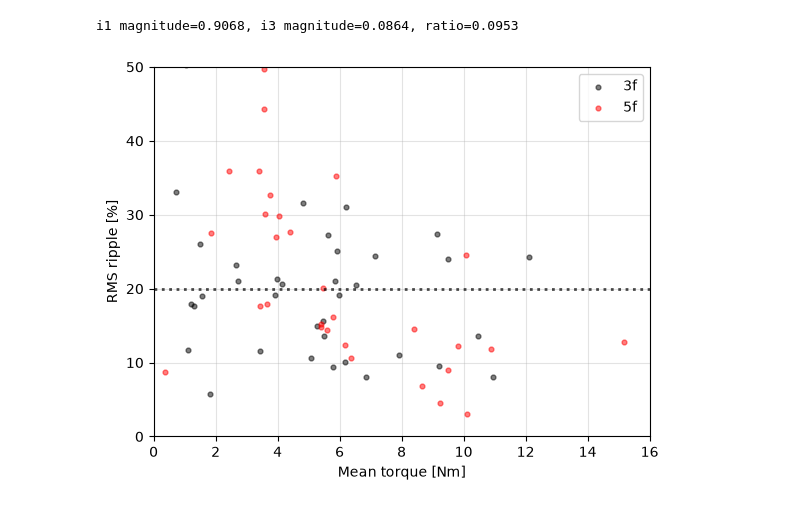
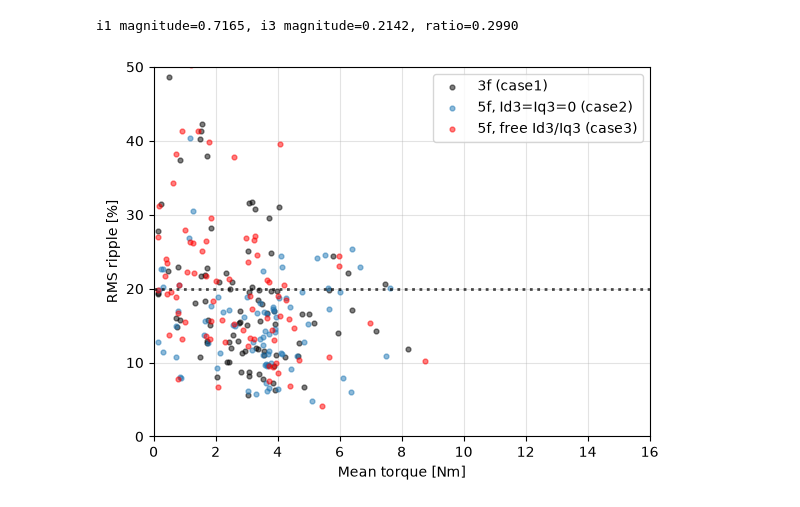
Before and after one commit to AI-RICE/MachineDesign, a Jupyter notebook: experiments/3f_vs_5f_nominal/analyze.ipynb, the cells around one changed output. Drawn from its saved outputs; the diff is of its cells as text; code cells hidden in the pictures.

```diff
--- a/experiments/3f_vs_5f_nominal/analyze.ipynb
+++ b/experiments/3f_vs_5f_nominal/analyze.ipynb
@@ -14,16 +14,22 @@ def load_data(file_name):
     Y[:, 2] = -100 * Y[:, 2]  # convert rippke to positive percent
     return X, Y
 # %%
-n_phases_rename = {3: ("3f", "black"), 5: ("5f", "red")}
+case_info = {
+    1: {"n_phases": 3, "current_n": 2, "label": "3f (case1)", "color": "black", "Rstat": 11.4},
+    2: {"n_phases": 5, "current_n": 2, "label": "5f, Id3=Iq3=0 (case2)", "color": "tab:blue", "Rstat": 19.0},
+    3: {"n_phases": 5, "current_n": 4, "label": "5f, free Id3/Iq3 (case3)", "color": "red", "Rstat": 19.0},
+}
 t_target = 4.0
 ripple_max = 20.0
 v_max = 900.0
 # %%
 X = {}
 Y = {}
-for n_phases in n_phases_rename:
-    file_name = f"results/results_HacklGenerator_SixLambdas_{n_phases}f.npz"
-    X[n_phases], Y[n_phases] = load_data(file_name)
+for case, info in case_info.items():
+    case_name = f"{info['n_phases']}f_case{case}"
+    file_name = f"results/results_HacklGenerator_SixLambdas_{case_name}.npz"
+    X[case], Y[case] = load_data(file_name)
+    Y[case][:,0]*=info["Rstat"]*(info["n_phases"]/2)  # real loss for comparison between different machines
 # %%
 import types
 
@@ -31,54 +37,59 @@ from machine_design.optimization import HacklGenerator_SixLambdas, plot_barriers
 
 r_stator_end = 0.7
 offset = 0.7 / 2
-current_n = {3: 2, 5: 4}
 
-for n_phases in n_phases_rename:
-    if n_phases == 3:
+for case, info in case_info.items():
+    if info["n_phases"] == 3:
         from motors.synrm_3f_60s import Geometry
     else:
         from motors.synrm_5f_60s import Geometry
 
+    feasible = (Y[case][:, 1] >= t_target) & (Y[case][:, 2] <= ripple_max) & (Y[case][:, 3] <= v_max)
+    if not feasible.any():
+        print(f"case{case} ({info['label']}): no feasible design yet, skipping")
+        continue
+
     geometry = Geometry()
     design_dummy = types.SimpleNamespace(geometry=geometry)
     generator = HacklGenerator_SixLambdas(design_dummy, r_stator_end, offset=offset)
-    feasible = (Y[n_phases][:, 1] >= t_target) & (Y[n_phases][:, 2] <= ripple_max) & (Y[n_phases][:,3]<=v_max)
-    best_idx = np.where(feasible)[0][np.argmin(Y[n_phases][feasible, 0])]
+    best_idx = np.where(feasible)[0][np.argmin(Y[case][feasible, 0])]
 
-    barrier_X = X[n_phases][best_idx, : -current_n[n_phases]]
+    barrier_X = X[case][best_idx, : -info["current_n"]]
     params = generator.X_to_params(barrier_X)
     generator.set_parameters(params)
     barriers = generator.generate_barriers()
     barriers = generator.split_barriers(barriers)
 
-    label, color = n_phases_rename[n_phases]
-    loss, torque, ripple, voltage = Y[n_phases][best_idx]
-    title = f"{label}: loss={loss:.2f}, torque={torque:.2f}Nm, ripple={ripple:.2f}%, voltage={voltage:.2f}V"
-    plot_barriers(barriers, design_dummy, title=title, file_name=f"best_rotor_{n_phases}f.png")
+    label, color = info["label"], info["color"]
+    loss, torque, ripple, voltage = Y[case][best_idx]
+    title = f"{label}: loss={loss:.2f}W, torque={torque:.2f}Nm, ripple={ripple:.2f}%, voltage={voltage:.2f}V"
+    plot_barriers(barriers, design_dummy, title=title, file_name=f"best_rotor_case{case}.png")
 # %%
-feasible_5f = (Y[5][:, 1] >= t_target) & (Y[5][:, 2] <= ripple_max) & (Y[5][:, 3] <= v_max)
-best_idx_5f = np.where(feasible_5f)[0][np.argmin(Y[5][feasible_5f, 0])]
-
-current_X = X[5][best_idx_5f, -current_n[5] :]
-i1 = np.linalg.norm(current_X[:2])
-i3 = np.linalg.norm(current_X[2:])
-print(f"i1 magnitude={i1:.4f}, i3 magnitude={i3:.4f}, ratio={i3 / i1:.4f}")
+feasible_case3 = (Y[3][:, 1] >= t_target) & (Y[3][:, 2] <= ripple_max) & (Y[3][:, 3] <= v_max)
+if feasible_case3.any():
+    best_idx_case3 = np.where(feasible_case3)[0][np.argmin(Y[3][feasible_case3, 0])]
+    current_X = X[3][best_idx_case3, -case_info[3]["current_n"] :]
+    i1 = np.linalg.norm(current_X[:2])
+    i3 = np.linalg.norm(current_X[2:])
+    print(f"i1 magnitude={i1:.4f}, i3 magnitude={i3:.4f}, ratio={i3 / i1:.4f}")
+else:
+    print("case3: no feasible design yet, skipping")
 # %% [output]
-i1 magnitude=0.9068, i3 magnitude=0.0864, ratio=0.0953
+i1 magnitude=0.7165, i3 magnitude=0.2142, ratio=0.2990
 # %%
-for n_phases, (label, color) in n_phases_rename.items():
-    plt.scatter(Y[n_phases][:, 1], Y[n_phases][:, 2], color=color, s=12, alpha=0.5, label=label)
+for case, info in case_info.items():
+    plt.scatter(Y[case][:, 1], Y[case][:, 2], color=info["color"], s=12, alpha=0.5, label=info["label"])
 
 plt.axhline(ripple_max, color="black", linestyle=":", linewidth=2, alpha=0.7)
 plt.xlim(0, 16)
 plt.ylim(0, 50)
 plt.xlabel("Mean torque [Nm]")
 plt.ylabel("RMS ripple [%]")
 plt.legend()
 plt.grid(alpha=0.35)
 ax = plt.gca()
 ax.set_axisbelow(True)
 plt.savefig("results.png", dpi=300, bbox_inches="tight")
 # %% [output]
-[figure, old version]
+[figure, new version]
 # %%
```
Also changed, not shown: parts of 1 cell of this notebook, 2 other files.
